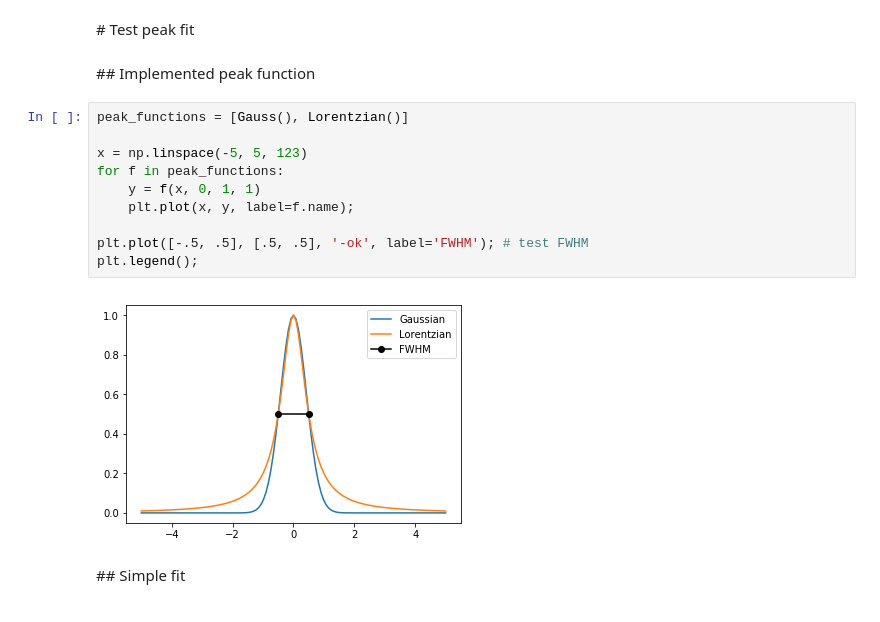
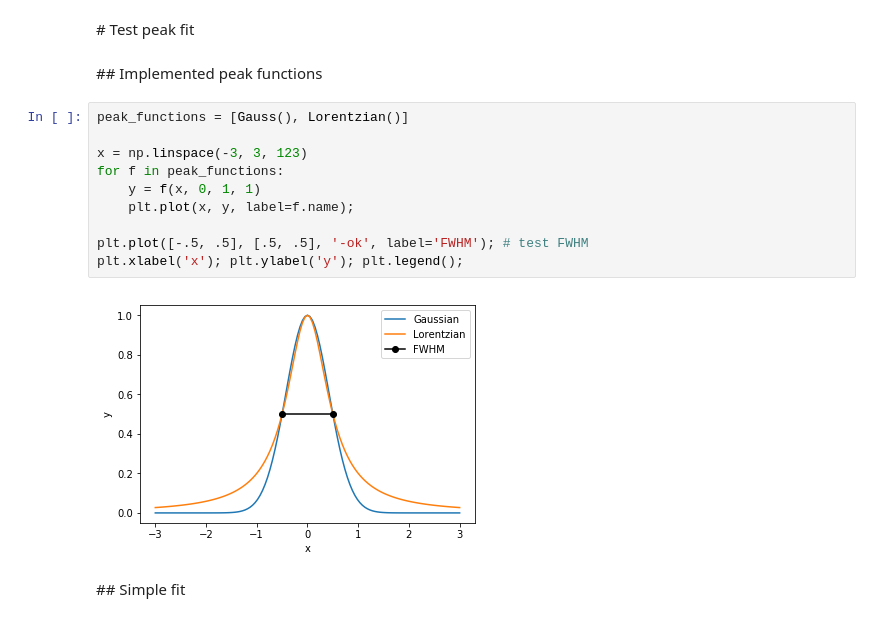
Before and after one commit to xdze2/peakfit, a Jupyter notebook: test_peakfit.ipynb, the cells around one changed output. Drawn from its saved outputs; the diff is of its cells as text.

```diff
--- a/test_peakfit.ipynb
+++ b/test_peakfit.ipynb
@@ -11,18 +8,18 @@ The autoreload extension is already loaded. To reload it, use:
 # %% [markdown]
 # Test peak fit
 # %% [markdown]
-## Implemented peak function
+## Implemented peak functions
 # %%
 peak_functions = [Gauss(), Lorentzian()]
 
-x = np.linspace(-5, 5, 123)
+x = np.linspace(-3, 3, 123)
 for f in peak_functions:
     y = f(x, 0, 1, 1)
     plt.plot(x, y, label=f.name);
 
 plt.plot([-.5, .5], [.5, .5], '-ok', label='FWHM'); # test FWHM
-plt.legend();
+plt.xlabel('x'); plt.ylabel('y'); plt.legend();
 # %% [output]
-[figure, old version]
+[figure, new version]
 # %% [markdown]
 ## Simple fit
```
Also changed, not shown: parts of 7 cells of this notebook, 2 other files.
